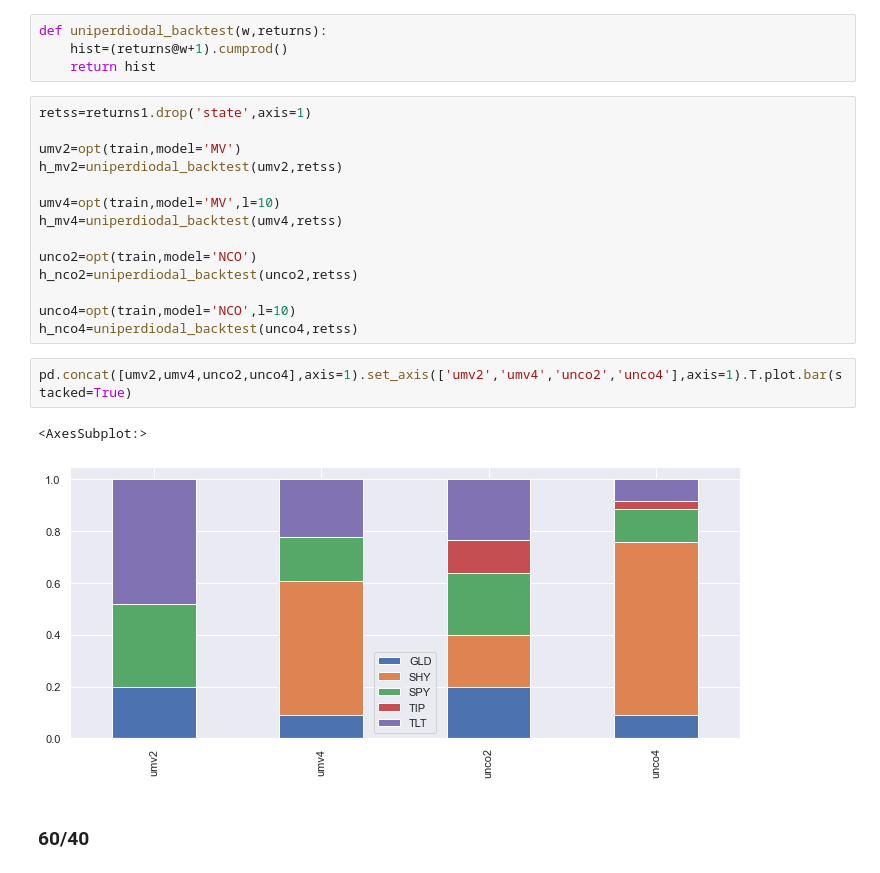
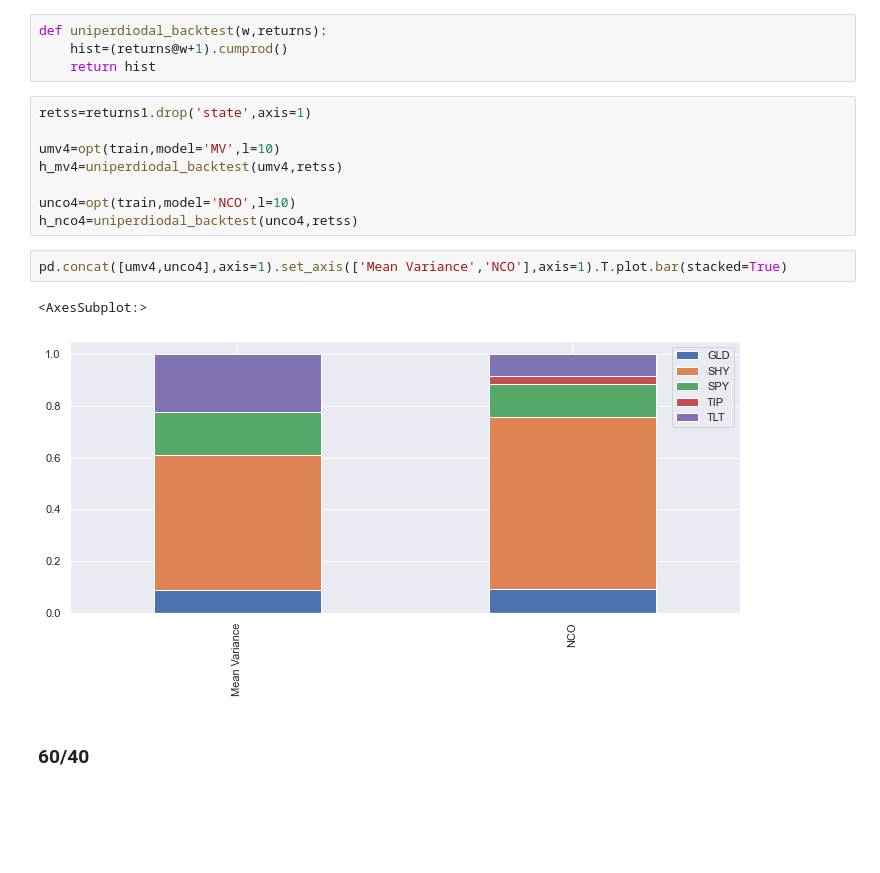
Before and after one commit to enexqnt/quantallocation, a Jupyter notebook: RBAA HMM.ipynb, the cells around one changed output. Saved outputs shown, nothing was run; the diff lists cells and outputs as text; blank space fills up the shorter version.

```diff
--- a/RBAA HMM.ipynb
+++ b/RBAA HMM.ipynb
@@ -357,23 +420,17 @@ def uniperdiodal_backtest(w,returns):
     return hist
 # %%
 retss=returns1.drop('state',axis=1)
-
-umv2=opt(train,model='MV')
-h_mv2=uniperdiodal_backtest(umv2,retss)
 
 umv4=opt(train,model='MV',l=10)
 h_mv4=uniperdiodal_backtest(umv4,retss)
 
-unco2=opt(train,model='NCO')
-h_nco2=uniperdiodal_backtest(unco2,retss)
-
 unco4=opt(train,model='NCO',l=10)
 h_nco4=uniperdiodal_backtest(unco4,retss)
 # %%
-pd.concat([umv2,umv4,unco2,unco4],axis=1).set_axis(['umv2','umv4','unco2','unco4'],axis=1).T.plot.bar(stacked=True)
+pd.concat([umv4,unco4],axis=1).set_axis(['Mean Variance','NCO'],axis=1).T.plot.bar(stacked=True)
 # %% [output]
 <AxesSubplot:>
-[figure, old version]
+[figure, new version]
 # %% [markdown]
 ### 60/40
 # %%
```
Also changed, not shown: parts of 54 cells of this notebook.
